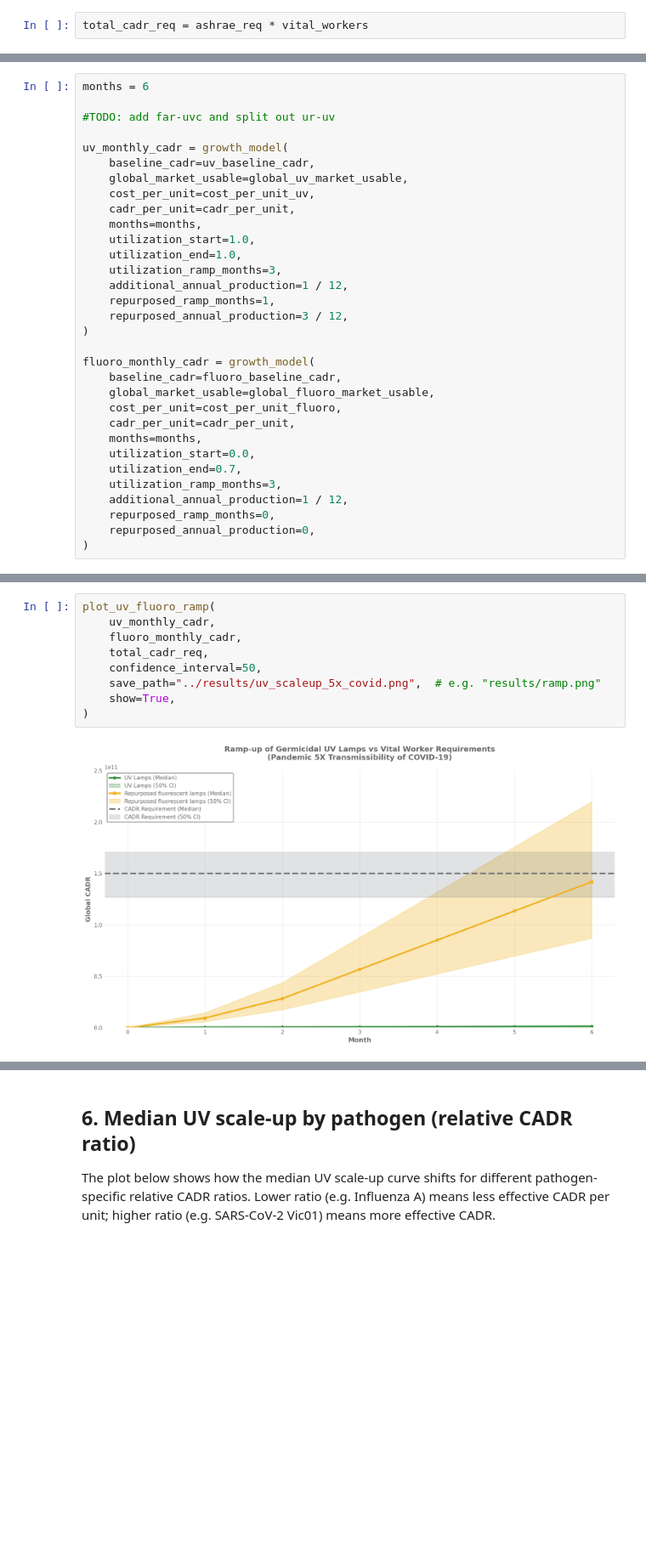
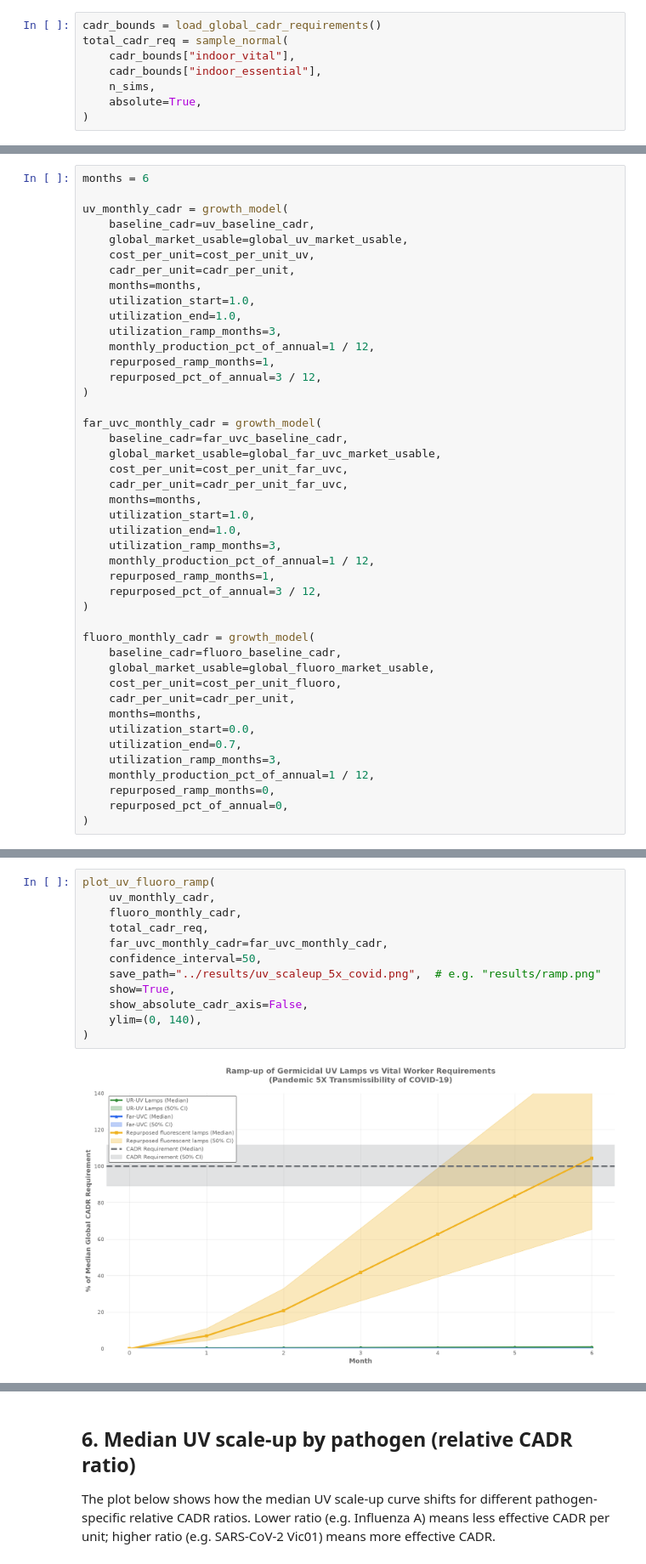
Before and after one commit to jamesmulhall/guv-scaleup-model, a Jupyter notebook: scripts/estimate_scaleup.ipynb, the cells around one changed output, grey strips where cells are left out. Shown at 85% size. Saved outputs shown, nothing was run; the diff lists cells and outputs as text; blank space fills up the shorter version.

Commit message:
added vital worker reqs from filtration model, added far-uvc, added forecasting cagr

```diff
--- a/scripts/estimate_scaleup.ipynb
+++ b/scripts/estimate_scaleup.ipynb
@@ -71,5 +95,11 @@ Estimate total CADR needed for vital workers (e.g. healthcare, food supply) usin
 # %%
-total_cadr_req = ashrae_req * vital_workers
+cadr_bounds = load_global_cadr_requirements()
+total_cadr_req = sample_normal(
+    cadr_bounds["indoor_vital"],
+    cadr_bounds["indoor_essential"],
+    n_sims,
+    absolute=True,
+)
 # %% [markdown]
 ## 4. Growth models
 
@@ -77,7 +107,5 @@ Run the scale-up model for UV lamps (ramp from current production) and for repur
 # %%
 months = 6
-
-#TODO: add far-uvc and split out ur-uv
 
 uv_monthly_cadr = growth_model(
     baseline_cadr=uv_baseline_cadr,
@@ -88,9 +116,23 @@ uv_monthly_cadr = growth_model(
     utilization_start=1.0,
     utilization_end=1.0,
     utilization_ramp_months=3,
-    additional_annual_production=1 / 12,
+    monthly_production_pct_of_annual=1 / 12,
     repurposed_ramp_months=1,
-    repurposed_annual_production=3 / 12,
+    repurposed_pct_of_annual=3 / 12,
+)
+
+far_uvc_monthly_cadr = growth_model(
+    baseline_cadr=far_uvc_baseline_cadr,
+    global_market_usable=global_far_uvc_market_usable,
+    cost_per_unit=cost_per_unit_far_uvc,
+    cadr_per_unit=cadr_per_unit_far_uvc,
+    months=months,
+    utilization_start=1.0,
+    utilization_end=1.0,
+    utilization_ramp_months=3,
+    monthly_production_pct_of_annual=1 / 12,
+    repurposed_ramp_months=1,
+    repurposed_pct_of_annual=3 / 12,
 )
 
 fluoro_monthly_cadr = growth_model(
@@ -102,9 +144,9 @@ fluoro_monthly_cadr = growth_model(
     utilization_start=0.0,
     utilization_end=0.7,
     utilization_ramp_months=3,
-    additional_annual_production=1 / 12,
+    monthly_production_pct_of_annual=1 / 12,
     repurposed_ramp_months=0,
-    repurposed_annual_production=0,
+    repurposed_pct_of_annual=0,
 )
 # %% [markdown]
 ## 5. Plot
@@ -113,12 +155,15 @@ Compare UV supply, repurposed fluorescent supply, and CADR requirement over time
 # %%
 plot_uv_fluoro_ramp(
     uv_monthly_cadr,
     fluoro_monthly_cadr,
     total_cadr_req,
+    far_uvc_monthly_cadr=far_uvc_monthly_cadr,
     confidence_interval=50,
     save_path="../results/uv_scaleup_5x_covid.png",  # e.g. "results/ramp.png"
     show=True,
+    show_absolute_cadr_axis=False,
+    ylim=(0, 140),
 )
 # %% [output]
-[figure, old version]
+[figure, new version]
 (<Figure size 2100x1200 with 1 Axes>,
```
Also changed, not shown: parts of 14 cells of this notebook, 13 other files.
